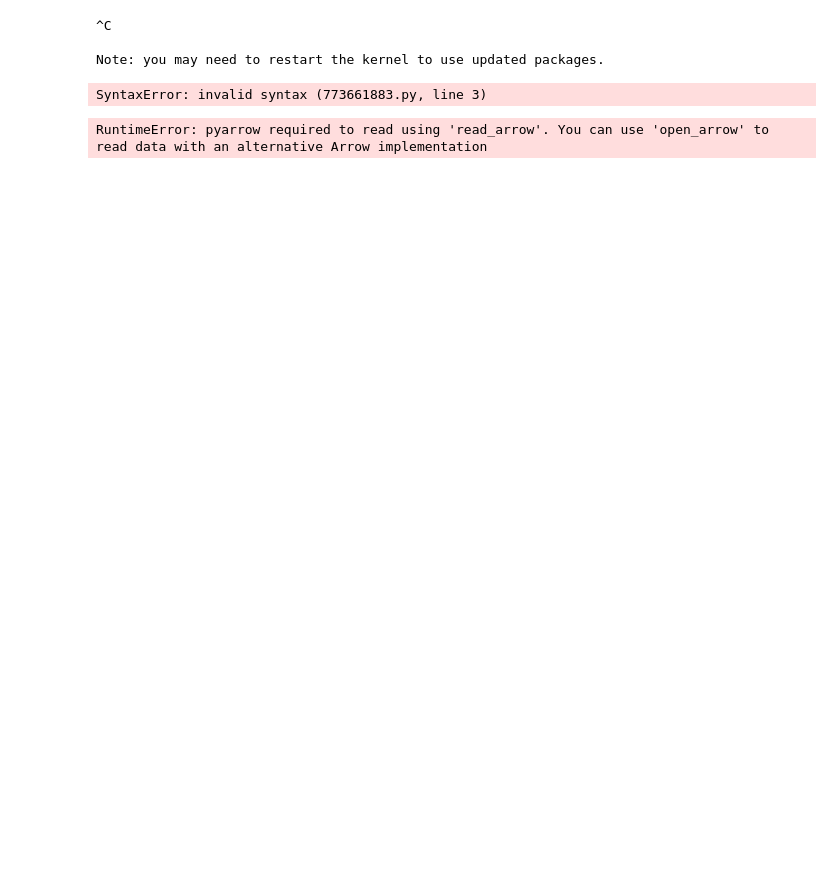
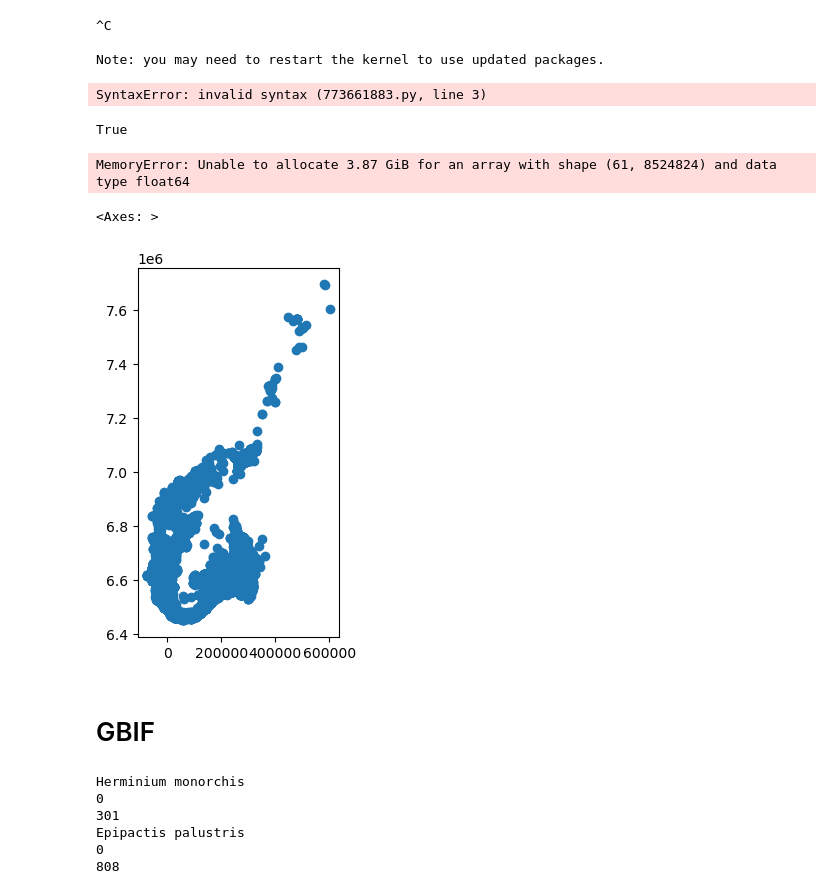
Before and after one commit to egowork/gis_tools, a Jupyter notebook: ymse2.ipynb, the cells around one changed output. Cells and saved outputs as stored; diff of their text form; code cells hidden in the pictures; blank space fills up the shorter version.

Commit message:
gbif

```diff
--- a/ymse2.ipynb
+++ b/ymse2.ipynb
@@ -26,4 +28,17 @@ import pyarrow
-# %%
-a = gpd.read_file("c:\data\EEA_50km_grid_v2024.gpkg", engine='pyogrio', use_arrow = True)
-# %% [output]
-RuntimeError: pyarrow required to read using 'read_arrow'. You can use 'open_arrow' to read data with an alternative Arrow implementation
+# %%
+os.path.isfile("c:/Users/endre/OneDrive/DiverseProsjekt/Data/Edelløvtrær.gpkg")
+# %% [output]
+True
+# %%
+# path = "c:/Users/endre/OneDrive/DiverseProsjekt/Data/Edelløvtrær.gpkg"
+path = "c:/data/0000_25833_SR16_GDB.gdb"
+a = gpd.read_file(path,engine='pyogrio', use_arrow = True)
+# %% [output]
+MemoryError: Unable to allocate 3.87 GiB for an array with shape (61, 8524824) and data type float64
+# %%
+a.plot()
+# %% [output]
+<Axes: >
+[figure, added]
+# %% [markdown]
+# GBIF
@@ -29,0 +74,29 @@ RuntimeError: pyarrow required to read using 'read_arrow'. You can use 'open_arr
+# %%
+#Set up a simple while loop to continue downloading until the last #page
+df = pd.DataFrame()
+endOfRecords = False
+offset = 0
+status = 200
+
+species = ['Herminium monorchis','Epipactis palustris']
+pre = 'scientificName='
+
+
+for i in species:
+    print(i)
+    params = params0.copy()
+    params.append(pre+i)
+    while endOfRecords == False and status == 200:
+        df, endOfRecords, status = get_GBIF_response(base_url, offset, params, df)
+        print(offset)
+        offset = len(df) + 1
+    endOfRecords = False
+    offset = 0
+    status = 200
+# %% [output]
+Herminium monorchis
+0
+301
+Epipactis palustris
+0
+808
```
Also changed, not shown: parts of 4 cells of this notebook.
